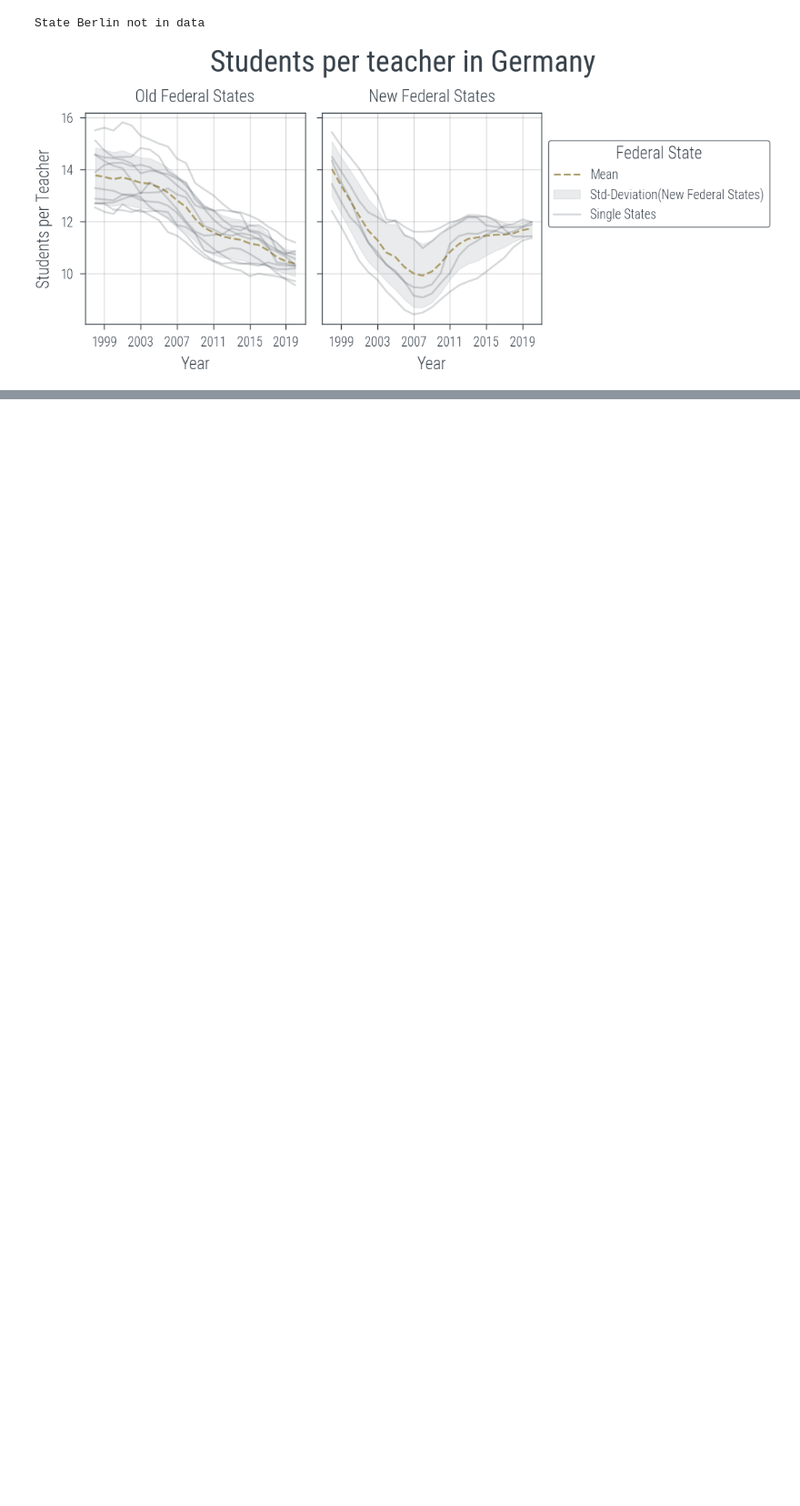
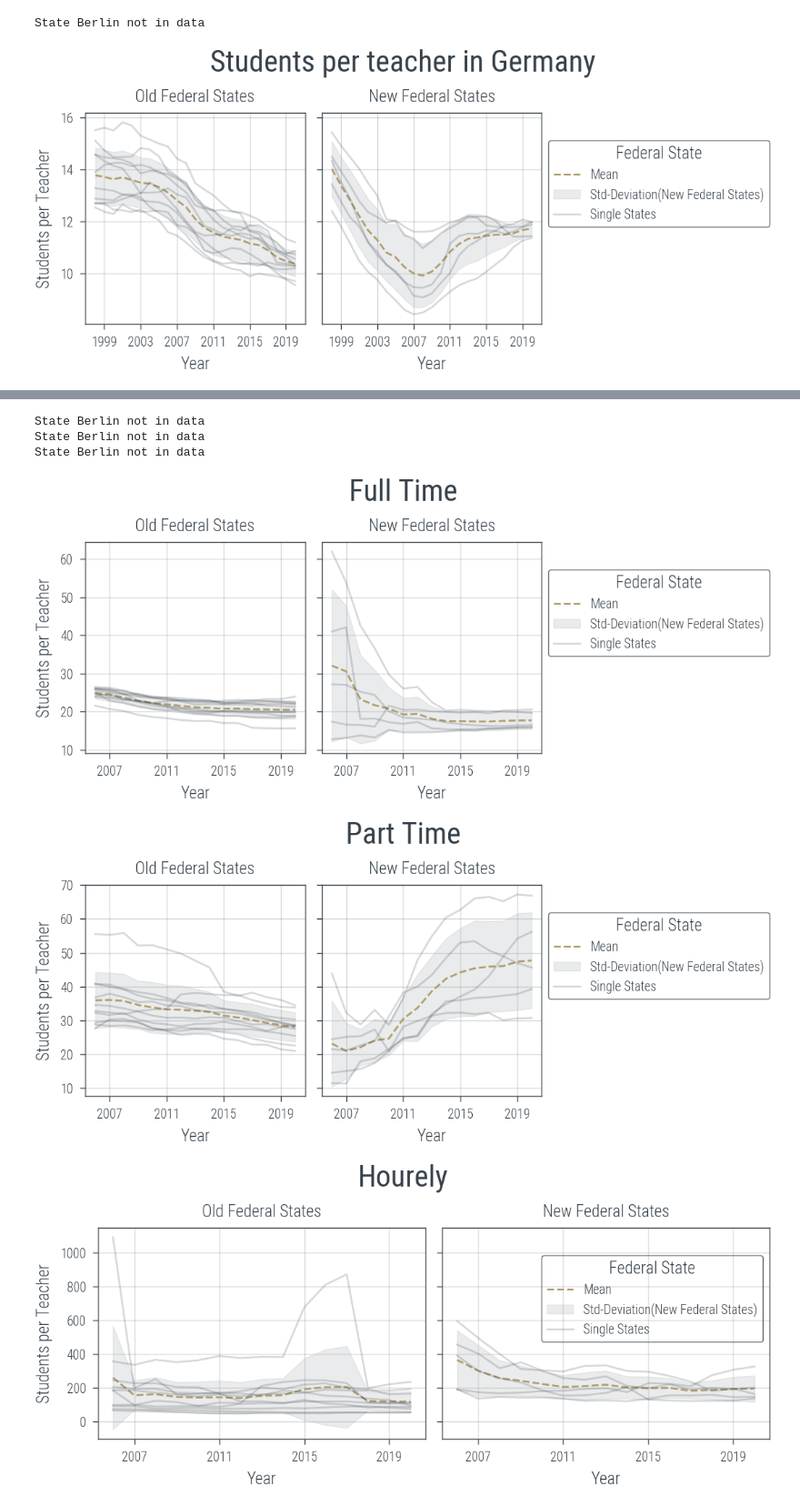
Before and after one commit to KarylReyne/DataLiteracyWS23, a Jupyter notebook: exp/TF-005-TeachersToChildren.ipynb, the cells around one changed output, grey strips where cells are left out. Shown at 91% size. Saved outputs shown, nothing was run; the diff lists cells and outputs as text; code cells hidden in the pictures; blank space fills up the shorter version.

```diff
--- a/exp/TF-005-TeachersToChildren.ipynb
+++ b/exp/TF-005-TeachersToChildren.ipynb
@@ -1083,0 +1141,6 @@ State Berlin not in data
+# %%
+# By school type
+students_per_fs_part_time = loader.load('students-per-teacher-by-state', contract_types=["Teilzeitbeschäftigte Lehrkräfte"])
+students_per_fs_hourely = loader.load('students-per-teacher-by-state', contract_types=["Stundenweise beschäftigte Lehrkräfte"])
+students_per_fs_full_time = loader.load('students-per-teacher-by-state', contract_types=["Vollzeitbeschäftigte Lehrkräfte"])
+students_per_fs_hourely
@@ -1083,0 +1214,11 @@ State Berlin not in data
+# %%
+fig, axs = plot_students_per_teacher_by_federal_state_contract_type(students_per_fs_full_time, "Full Time", "Vollzeitbeschäftigte Lehrkräfte", (2005, 2020))
+fig, axs = plot_students_per_teacher_by_federal_state_contract_type(students_per_fs_part_time, "Part Time", "Teilzeitbeschäftigte Lehrkräfte", (2005, 2020))
+fig, axs = plot_students_per_teacher_by_federal_state_contract_type(students_per_fs_hourely, "Hourely", "Stundenweise beschäftigte Lehrkräfte", (2005, 2020))
+# %% [output]
+State Berlin not in data
+State Berlin not in data
+State Berlin not in data
+[figure, added]
+[figure, added]
+[figure, added]
```
Also changed, not shown: parts of 11 cells of this notebook, 1 other file.
